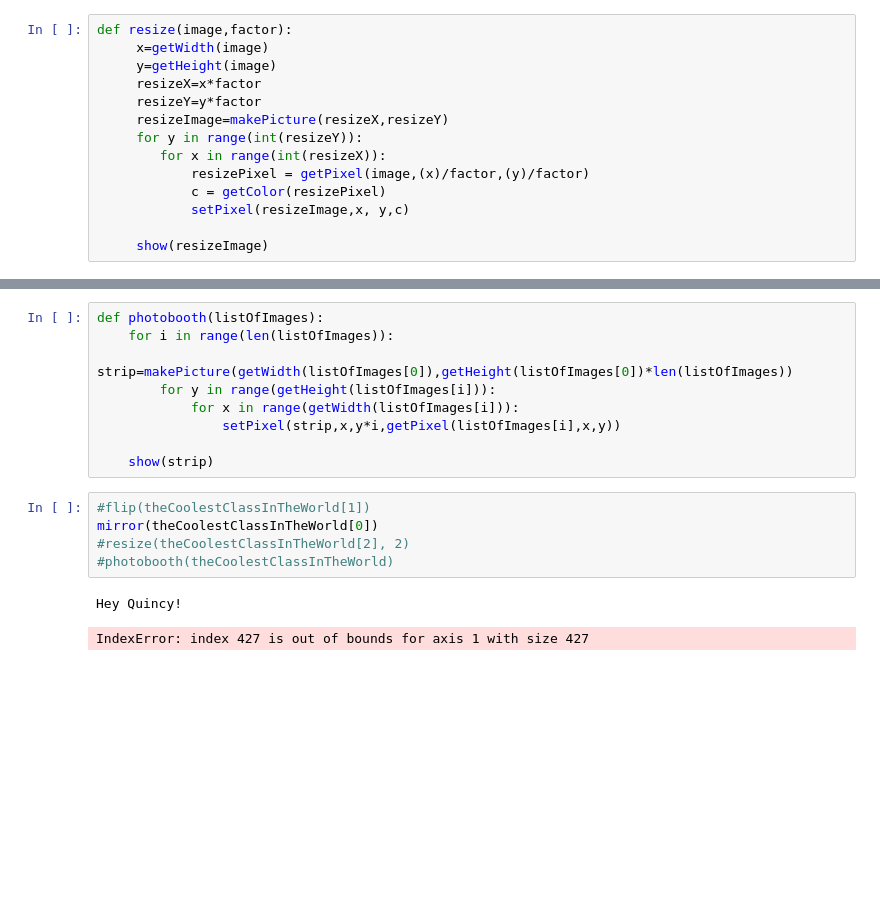
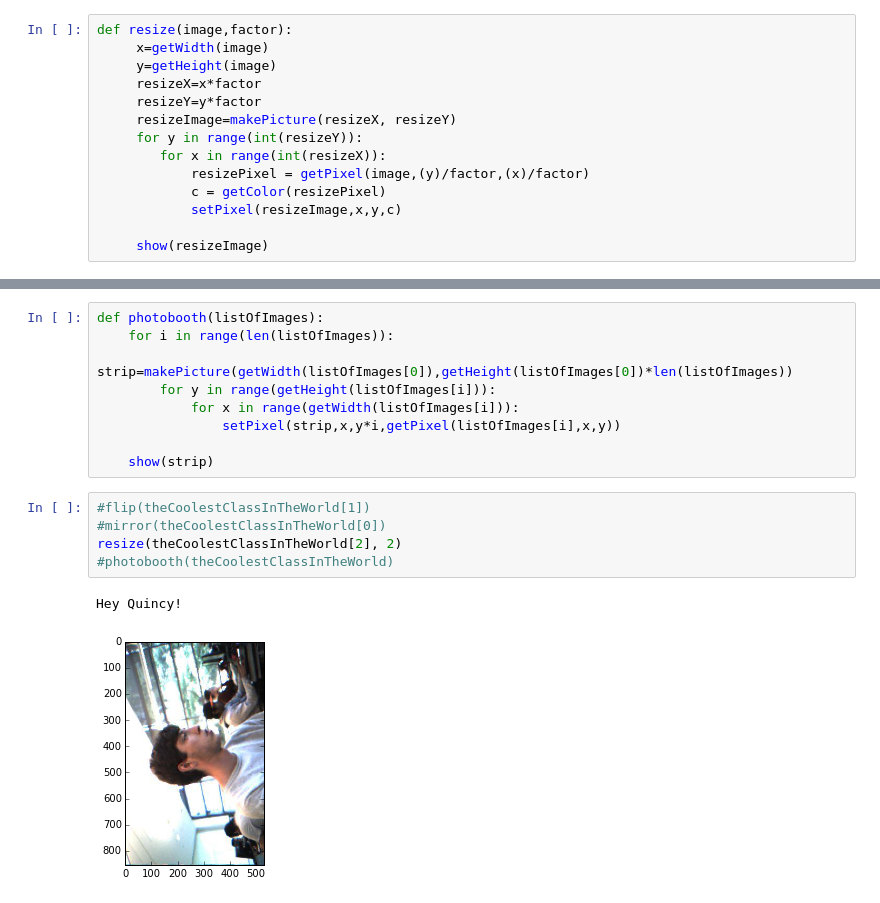
Before and after one commit to quincifer/IPython-Notebook, a Jupyter notebook: Notebooks/[jyro]Myro-Photobooth-Lab.ipynb, the cells around one changed output, grey strips where cells are left out. Cells and saved outputs as stored; diff of their text form; blank space fills up the shorter version.

```diff
--- a/Notebooks/[jyro]Myro-Photobooth-Lab.ipynb
+++ b/Notebooks/[jyro]Myro-Photobooth-Lab.ipynb
@@ -29,12 +29,12 @@ def resize(image,factor):
      y=getHeight(image)
      resizeX=x*factor
      resizeY=y*factor
-     resizeImage=makePicture(resizeX,resizeY)
+     resizeImage=makePicture(resizeX, resizeY)
      for y in range(int(resizeY)):
         for x in range(int(resizeX)):
-            resizePixel = getPixel(image,(x)/factor,(y)/factor)
+            resizePixel = getPixel(image,(y)/factor,(x)/factor)
             c = getColor(resizePixel)
-            setPixel(resizeImage,x, y,c)
+            setPixel(resizeImage,x,y,c)
 
      show(resizeImage)
 # %%
@@ -66,9 +66,9 @@ def photobooth(listOfImages):
     show(strip)
 # %%
 #flip(theCoolestClassInTheWorld[1])
-mirror(theCoolestClassInTheWorld[0])
-#resize(theCoolestClassInTheWorld[2], 2)
+#mirror(theCoolestClassInTheWorld[0])
+resize(theCoolestClassInTheWorld[2], 2)
 #photobooth(theCoolestClassInTheWorld)
 # %% [output]
 Hey Quincy!
-IndexError: index 427 is out of bounds for axis 1 with size 427
+[figure, added]
```
Also changed, not shown: parts of 1 cell of this notebook, 1 other file.
